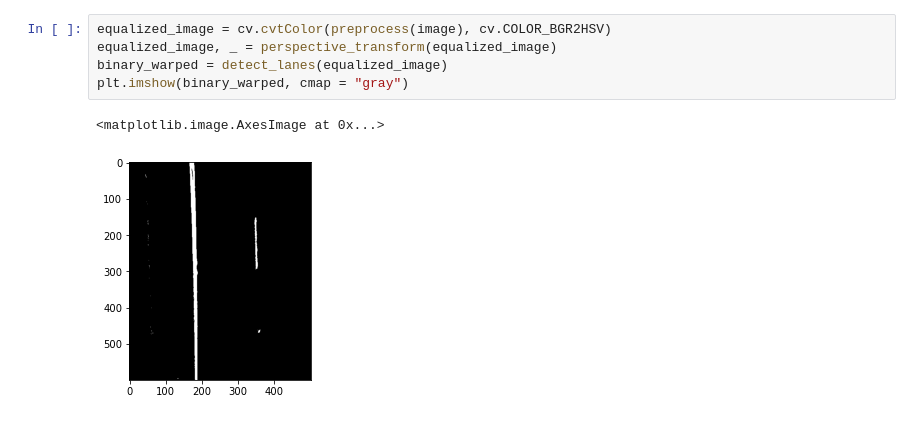
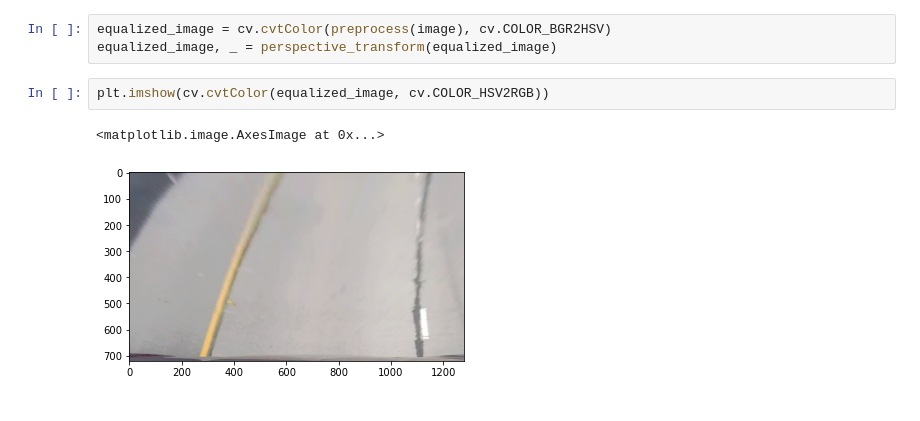
Before and after one commit to Ahmedkhalifa1999/Simple-Perception-Stack-for-Self-Driving-Car, a Jupyter notebook: lane_detection.ipynb, the cells around one changed output. Cells and saved outputs as stored; diff of their text form.

```diff
--- a/lane_detection.ipynb
+++ b/lane_detection.ipynb
@@ -15,8 +21,8 @@ plt.imshow(cv.cvtColor(image, cv.COLOR_BGR2RGB))
 # %%
 equalized_image = cv.cvtColor(preprocess(image), cv.COLOR_BGR2HSV)
 equalized_image, _ = perspective_transform(equalized_image)
-binary_warped = detect_lanes(equalized_image)
-plt.imshow(binary_warped, cmap = "gray")
-# %% [output]
-<matplotlib.image.AxesImage at 0x...>
-[figure, removed]
+# %%
+plt.imshow(cv.cvtColor(equalized_image, cv.COLOR_HSV2RGB))
+# %% [output]
+<matplotlib.image.AxesImage at 0x...>
+[figure, added]
```
Also changed, not shown: parts of 6 cells of this notebook, 3 other files.
